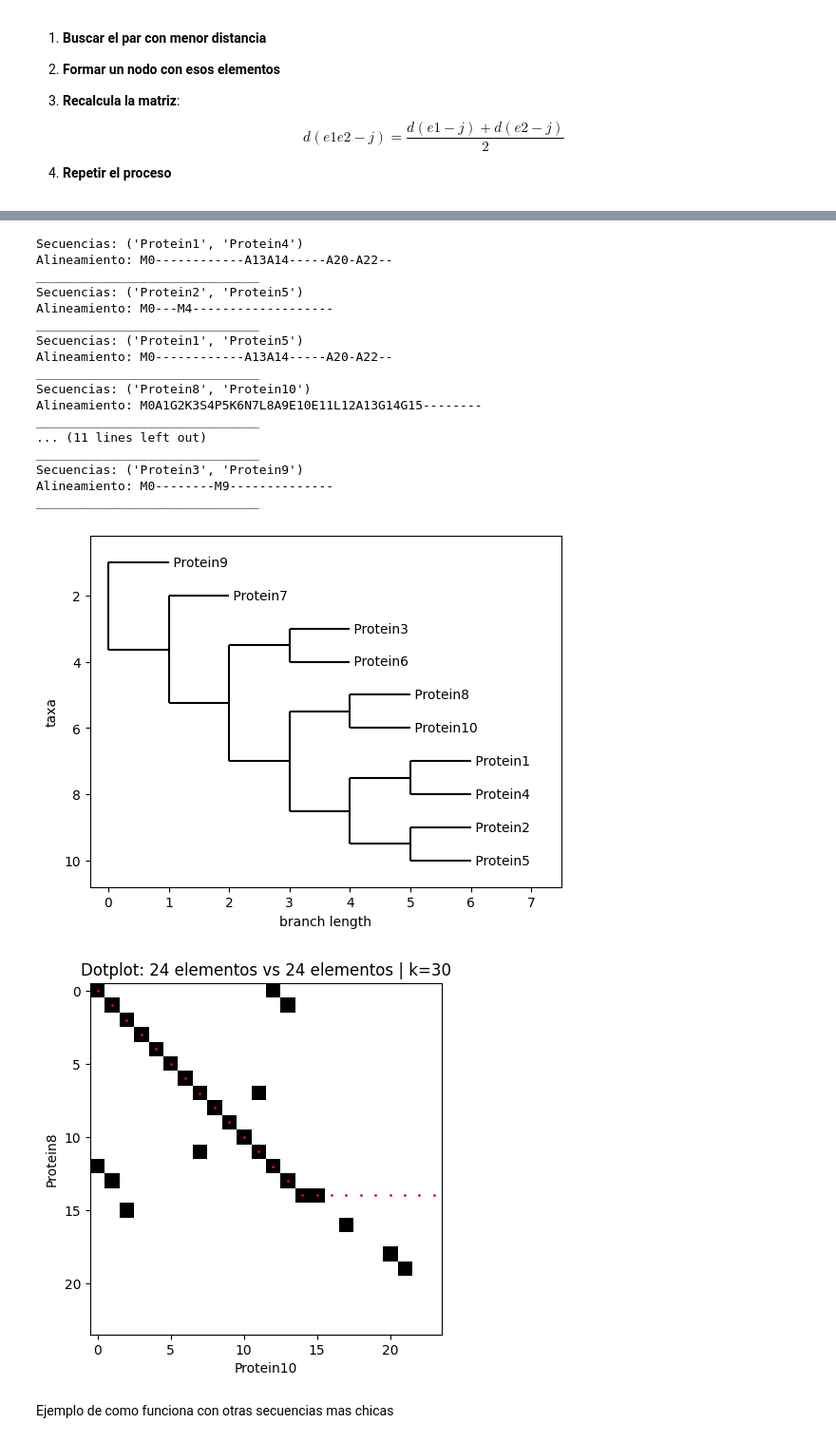
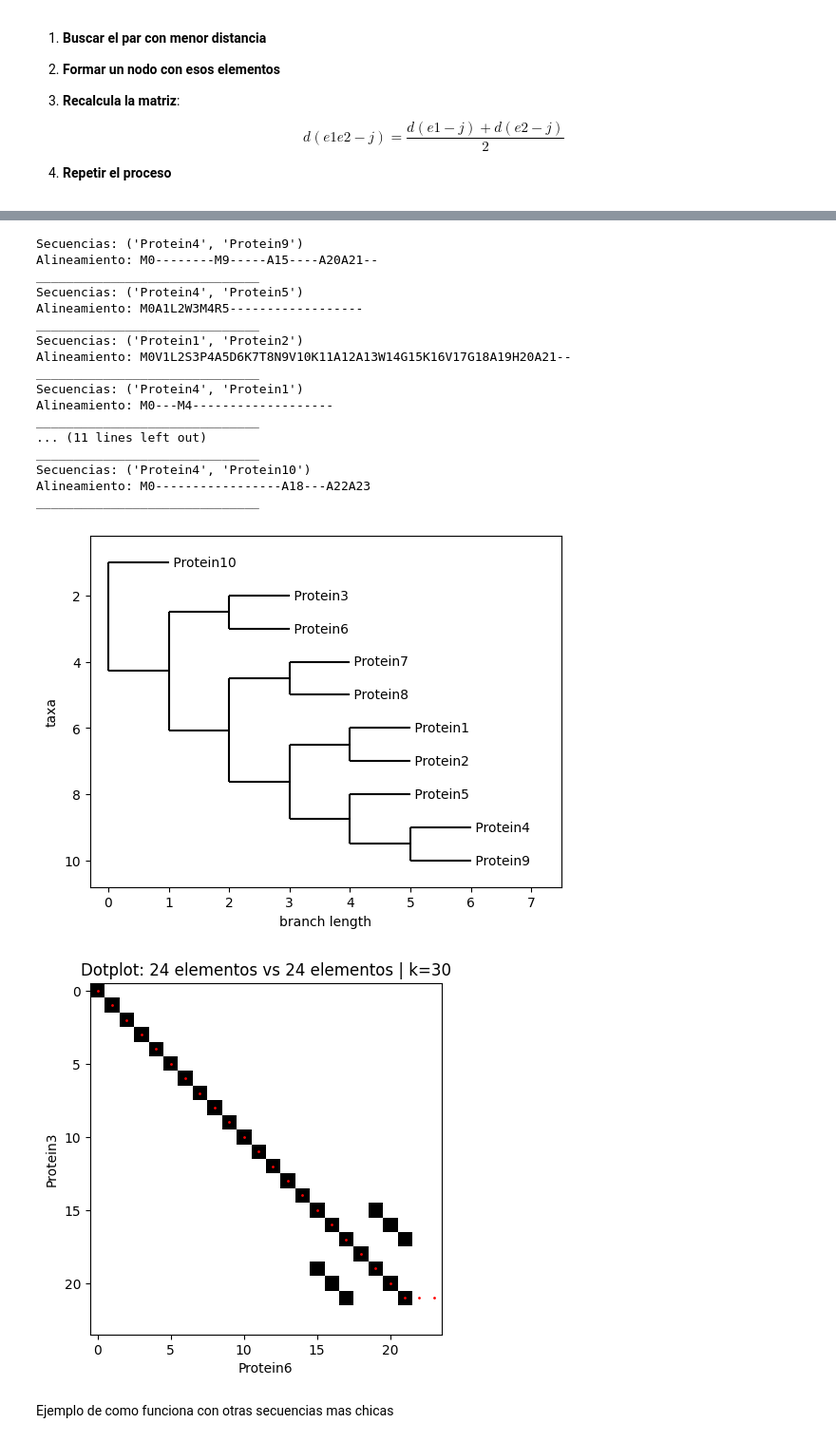
Before and after one commit to agusscarmu/Advanced_Bioinformatic, a Jupyter notebook: TP2.ipynb, the cells around one changed output, grey strips where cells are left out. Shown at 95% size. Cells and saved outputs as stored; diff of their text form; code cells hidden in the pictures.

```diff
--- a/TP2.ipynb
+++ b/TP2.ipynb
@@ -603,9 +603,9 @@ class MultipleAlignment:
         for i in range(len(matrix.index)):
             for j in range(i+1,len(matrix.columns)):
                 if matrix.index[i] == f"{align_node}":
-                    matrix.loc[matrix.index[i],matrix.columns[j]] = (df_copy.loc[node1_str,matrix.columns[j]]  + df_copy.loc[matrix.columns[j],node2_str])/2
+                    matrix.loc[matrix.index[i],matrix.columns[j]] = (df_copy.loc[matrix.columns[j], node1_str]  + df_copy.loc[matrix.columns[j],node2_str])/2
                 elif matrix.columns[j] == f"{align_node}":
-                    matrix.loc[matrix.index[i],matrix.columns[j]] = (df_copy.loc[node1_str,matrix.index[i]]  + df_copy.loc[matrix.index[i],node2_str])/2
+                    matrix.loc[matrix.index[i],matrix.columns[j]] = (df_copy.loc[node1_str,matrix.index[i]]  + df_copy.loc[node2_str,matrix.index[i]])/2
                 else:
                     matrix.loc[matrix.index[i],matrix.columns[j]] = df_copy.loc[matrix.index[i],matrix.columns[j]]
         return matrix, align_node
@@ -621,7 +621,7 @@ class MultipleAlignment:
         matrix = np.zeros((n, n))
         for i in range(n):
             for j in range(i+1, n):
-                new_align = Alignment(self.sequences[i], self.sequences[j], 3, self.type_of_sequences, )
+                new_align = Alignment(self.sequences[i], self.sequences[j], 3, self.type_of_sequences)
                 self.sequences_alignments.append(new_align)
                 matrix[i, j] = new_align.score
         df_distance_matrix = pd.DataFrame(matrix)
@@ -646,31 +684,31 @@ ma = MultipleAlignment(sequences,"protein")
 # %%
 ma.show_alignment()
 # %% [output]
-Secuencias: ('Protein1', 'Protein4')
-Alineamiento: M0------------A13A14-----A20-A22--
+Secuencias: ('Protein4', 'Protein9')
+Alineamiento: M0--------M9-----A15----A20A21--
 ______________________________
-Secuencias: ('Protein2', 'Protein5')
+Secuencias: ('Protein4', 'Protein5')
+Alineamiento: M0A1L2W3M4R5------------------
+______________________________
+Secuencias: ('Protein1', 'Protein2')
+Alineamiento: M0V1L2S3P4A5D6K7T8N9V10K11A12A13W14G15K16V17G18A19H20A21--
+______________________________
+Secuencias: ('Protein4', 'Protein1')
 Alineamiento: M0---M4-------------------
-______________________________
-Secuencias: ('Protein1', 'Protein5')
-Alineamiento: M0------------A13A14-----A20-A22--
-______________________________
-Secuencias: ('Protein8', 'Protein10')
-Alineamiento: M0A1G2K3S4P5K6N7L8A9E10E11L12A13G14G15--------
 ______________________________
 ... (11 lines left out)
 ______________________________
-Secuencias: ('Protein3', 'Protein9')
-Alineamiento: M0--------M9--------------
+Secuencias: ('Protein4', 'Protein10')
+Alineamiento: M0-----------------A18---A22A23
 ______________________________
 # %%
 ma.draw_tree()
 # %% [output]
-[figure, old version]
+[figure, new version]
 # %%
-ma.obtain_alignment('Protein8', 'Protein10').show_dotplot(filtered=True,show_alignment=True)
+ma.obtain_alignment('Protein6', 'Protein3').show_dotplot(filtered=True,show_alignment=True)
 # %% [output]
-[figure, old version]
+[figure, new version]
 # %% [markdown]
 Ejemplo de como funciona con otras secuencias mas chicas
 # %%
```
Also changed, not shown: parts of 8 cells of this notebook, 1 other file.
